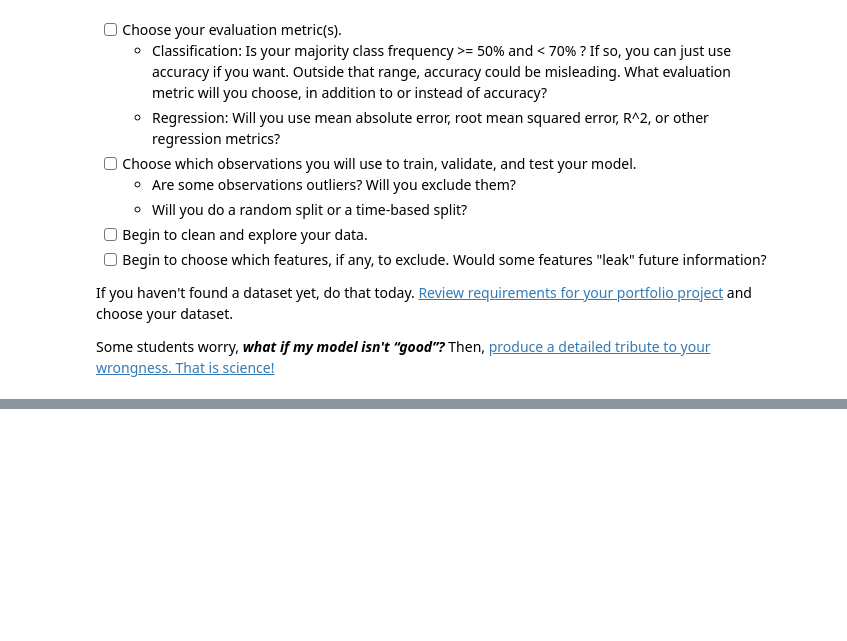
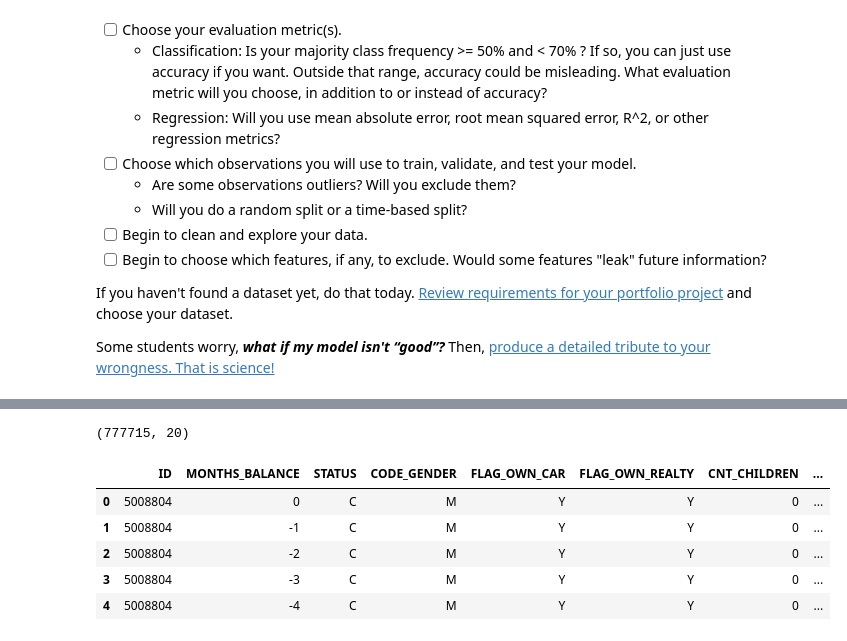
Before and after one commit to Khislatz/DS-Unit-2-Applied-Modeling, a Jupyter notebook: module1-define-ml-problems/Khislat_Zhuraeva_LS_DS_231_assignment.ipynb, the cells around one changed output, grey strips where cells are left out. Saved outputs shown, nothing was run; the diff lists cells and outputs as text; code cells hidden in the pictures; blank space fills up the shorter version.

```diff
--- a/module1-define-ml-problems/Khislat_Zhuraeva_LS_DS_231_assignment.ipynb
+++ b/module1-define-ml-problems/Khislat_Zhuraeva_LS_DS_231_assignment.ipynb
@@ -35,0 +82,14 @@ Some students worry, ***what if my model isn't “good”?*** Then, [produce a d
+# %%
+credit_approval_df = pd.merge(credit_df, application_df, on='ID', how='inner')
+credit_approval_df.shape
+# %% [output]
+(777715, 20)
+# %%
+credit_approval_df.head()
+# %% [output]
+|  | ID | MONTHS_BALANCE | STATUS | CODE_GENDER | FLAG_OWN_CAR | FLAG_OWN_REALTY | CNT_CHILDREN | ... |
+| 0 | 5008804 | 0 | C | M | Y | Y | 0 | ... |
+| 1 | 5008804 | -1 | C | M | Y | Y | 0 | ... |
+| 2 | 5008804 | -2 | C | M | Y | Y | 0 | ... |
+| 3 | 5008804 | -3 | C | M | Y | Y | 0 | ... |
+| 4 | 5008804 | -4 | C | M | Y | Y | 0 | ... |
```
Also changed, not shown: parts of 19 cells of this notebook.
